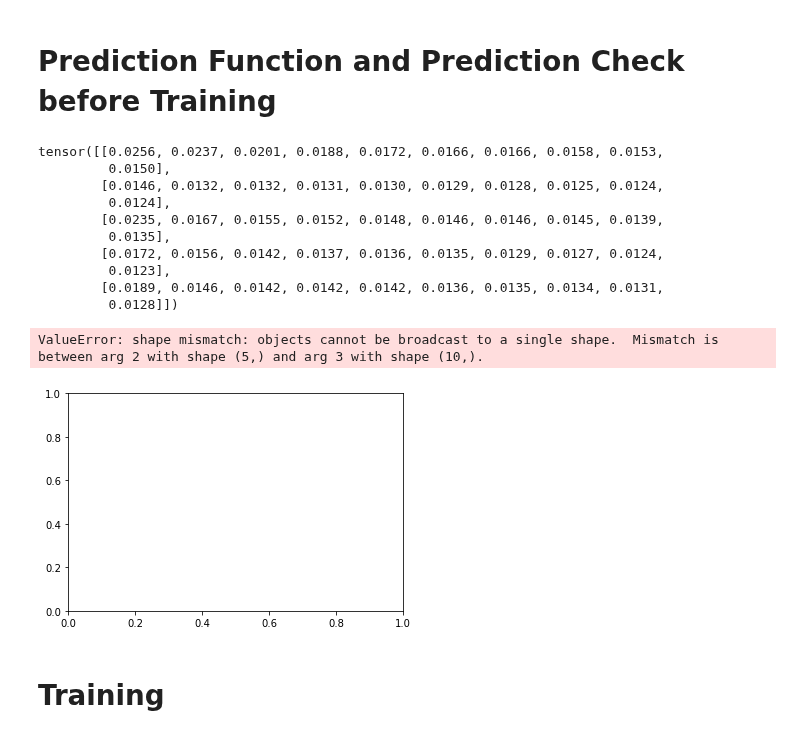
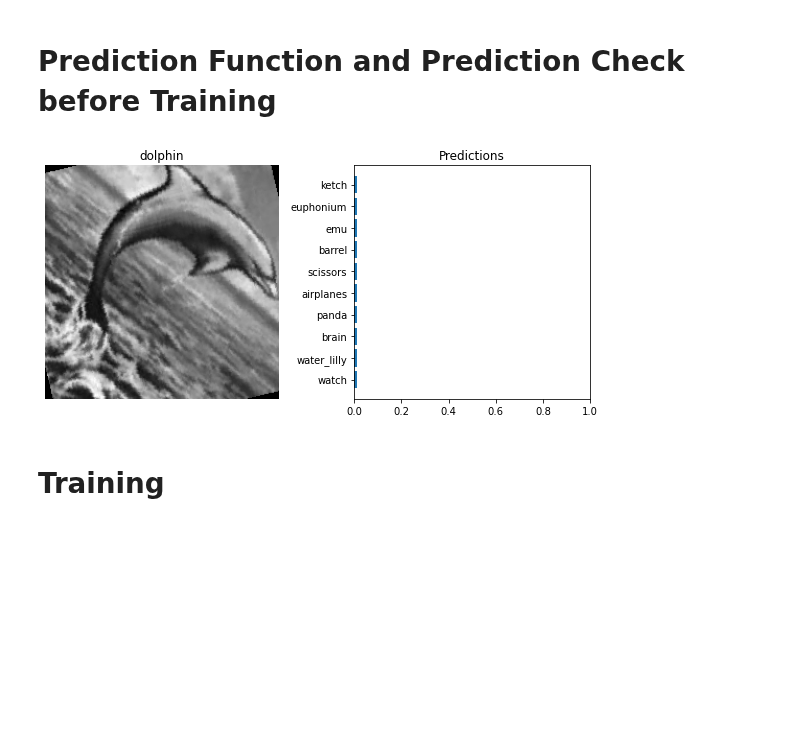
Before and after one commit to johnwslee/Data_Science_Libraries, a Jupyter notebook: PyTorch/CNN_with_transfer_learning/Medium_CNN_with_transfer_learning.ipynb, the cells around one changed output. Saved outputs shown, nothing was run; the diff lists cells and outputs as text; code cells hidden in the pictures; blank space fills up the shorter version.

Commit message:
Fixed the image plotting issue

```diff
--- a/PyTorch/CNN_with_transfer_learning/Medium_CNN_with_transfer_learning.ipynb
+++ b/PyTorch/CNN_with_transfer_learning/Medium_CNN_with_transfer_learning.ipynb
@@ -204,36 +204,22 @@ def plot_prediction(image, label, predictions):
     ax1.imshow(image[0], cmap='gray')
     ax1.axis('off')
     ax1.set_title(classes[label])
-    ax2.barh(np.arange(10), predictions.squeeze())
+    ax2.barh(np.arange(10), predictions[0][0].cpu().data.numpy().squeeze())
     ax2.set_title("Predictions")
     ax2.set_yticks(np.arange(10))
-    ax2.set_yticklabels(classes)
+    ytick_classes = [classes[i] for i in predictions[1][0].cpu().data.numpy().squeeze()]
+    ax2.set_yticklabels(ytick_classes)
     ax2.set_xlim(0, 1)
     plt.tight_layout();
 # %%
 # Test on training images (run as many times as you like!)
-image, label = next(iter(dataloaders["train"]))        # Get a random batch of 64 images
+image, label = next(iter(dataloaders["train"]))
 model.to(device)
 image = image.to(device)
 label = label.to(device)
 predictions = model(image)  # Get first image and predict it
 predictions = nn.Softmax(dim=1)(predictions)  # Coerce predictions to probabilities using Softmax()
 predictions = torch.topk(predictions, 10)
-predictions[0].detach().cpu()
-# plot_prediction(image[0].cpu(), label[0].cpu(), predictions[0].detach().cpu())
+plot_prediction(image[0].cpu(), label[0].cpu(), predictions)
 # %% [output]
-tensor([[0.0256, 0.0237, 0.0201, 0.0188, 0.0172, 0.0166, 0.0166, 0.0158, 0.0153,
-         0.0150],
-        [0.0146, 0.0132, 0.0132, 0.0131, 0.0130, 0.0129, 0.0128, 0.0125, 0.0124,
-         0.0124],
-        [0.0235, 0.0167, 0.0155, 0.0152, 0.0148, 0.0146, 0.0146, 0.0145, 0.0139,
-         0.0135],
-        [0.0172, 0.0156, 0.0142, 0.0137, 0.0136, 0.0135, 0.0129, 0.0127, 0.0124,
-         0.0123],
-        [0.0189, 0.0146, 0.0142, 0.0142, 0.0142, 0.0136, 0.0135, 0.0134, 0.0131,
-         0.0128]])
+[figure, added]
-# %%
-plt.barh(np.arange(10), predictions[0].detach().cpu())
-# %% [output]
-ValueError: shape mismatch: objects cannot be broadcast to a single shape.  Mismatch is between arg 2 with shape (5,) and arg 3 with shape (10,).
-[figure, removed]
```
Also changed, not shown: parts of 8 cells of this notebook.
